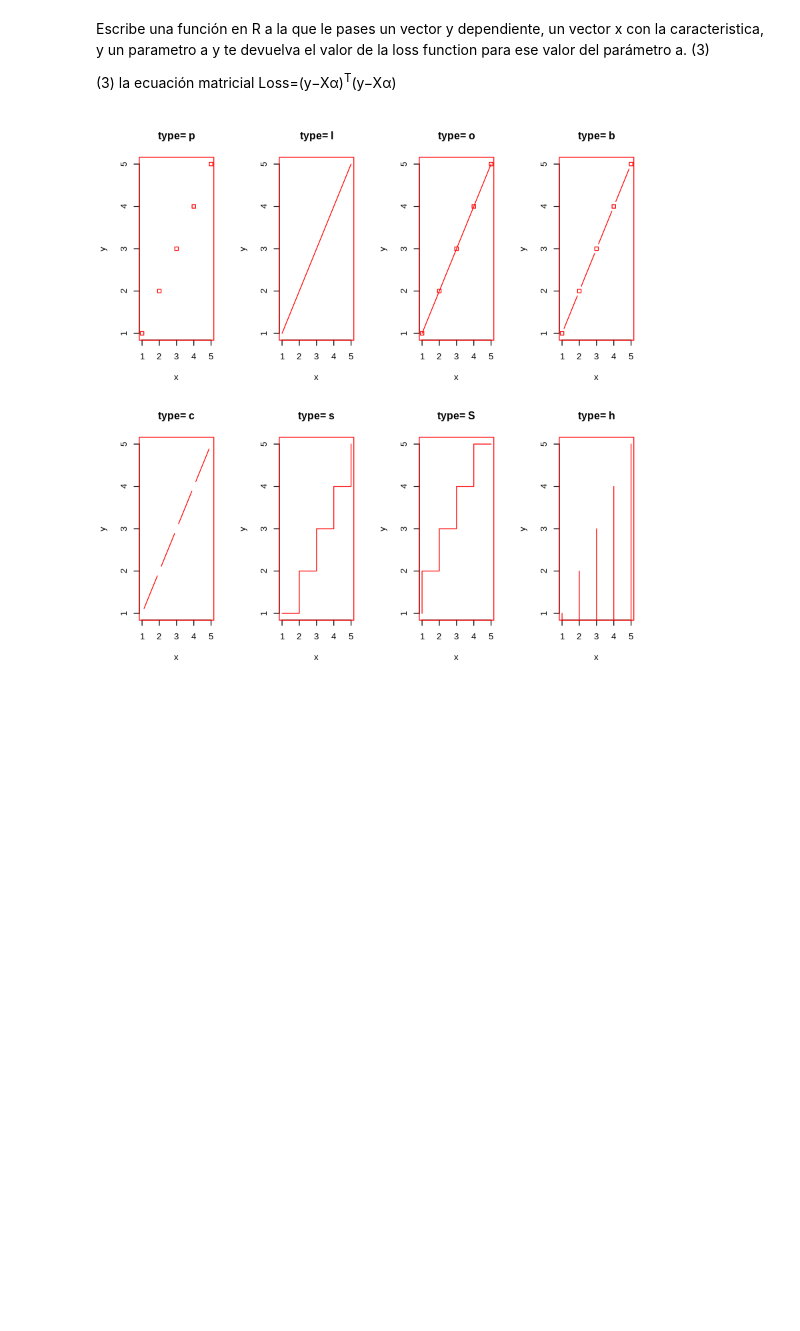
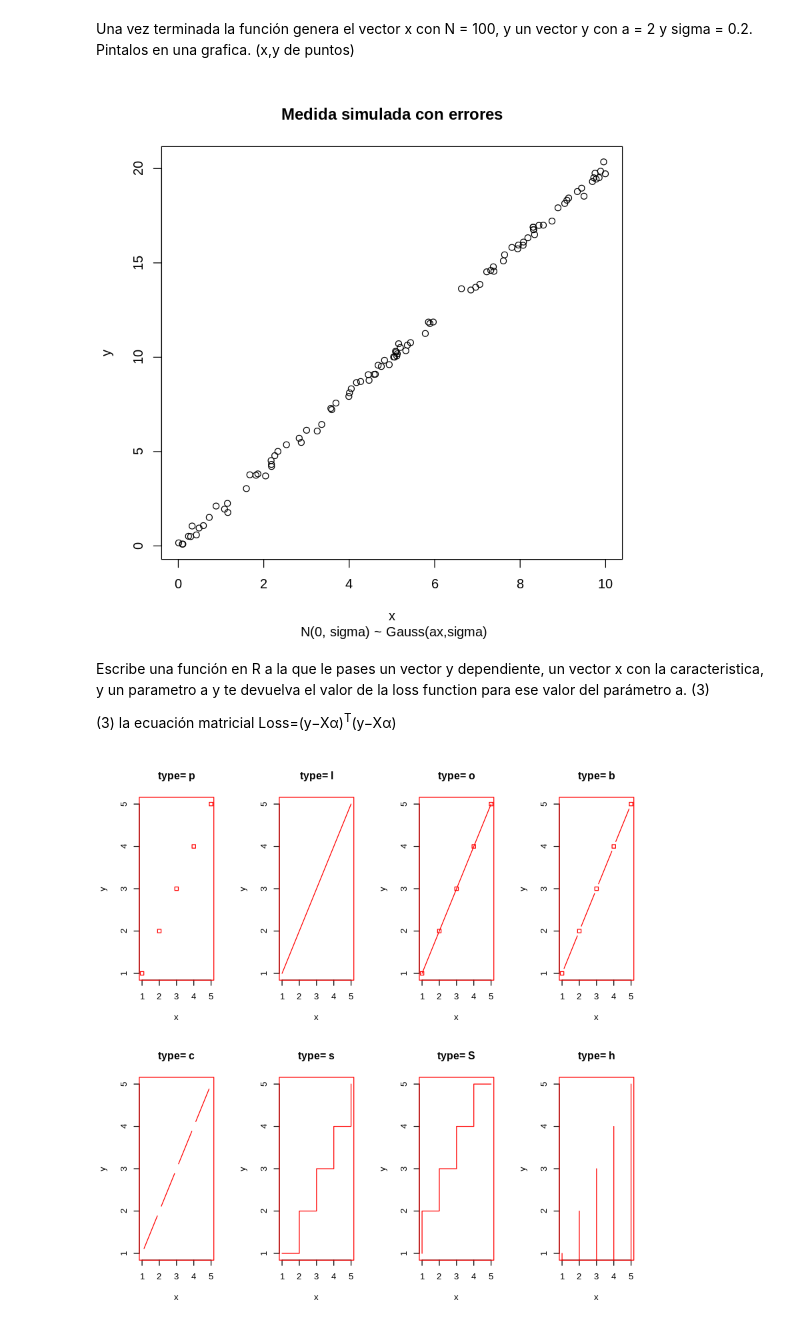
Before and after one commit to yerartdev/uc-m1965-stats, a Jupyter notebook: p7/stats-ii-practica-2.ipynb, the cells around one changed output. Drawn from its saved outputs; the diff is of its cells as text; code cells hidden in the pictures; blank space fills up the shorter version.

```diff
--- a/p7/stats-ii-practica-2.ipynb
+++ b/p7/stats-ii-practica-2.ipynb
@@ -8,3 +12,21 @@ Una vez terminada la función genera el vector x con N = 100, y un vector y con
+# %%
+medida <- function(x,a=1,sigma=0.1) {
+    return (a*x + rnorm(length(x), 0, sigma))
+}
+# %% [markdown]
+Una vez terminada la función genera el vector x con N = 100, y un vector y con a = 2 y sigma = 0.2. Pintalos en una grafica.  (x,y de puntos)
+# %%
+#::GMG::Referencias
+#       https://stackoverflow.com/questions/28376766/r-creating-a-vector-with-a-specific-amount-of-random-numbers
+x <- runif(n = 100, min = 0, max = 10)
+a <- 2
+sigma <- 0.2
+y <- medida(x = x,a = a,sigma = sigma)
+plot(x,y, type = "p",
+     main = "Medida simulada con errores",
+     sub = " N(0, sigma) ~ Gauss(ax,sigma)")
+# %% [output]
+[figure, added]
 # %% [markdown]
 Escribe una función en R a la que le pases un vector y dependiente, un vector x con la caracteristica, y un parametro a y te devuelva el valor de la loss function para ese valor del parámetro a.  (3)
 
```
Also changed, not shown: parts of 5 cells of this notebook, 2 other files.
